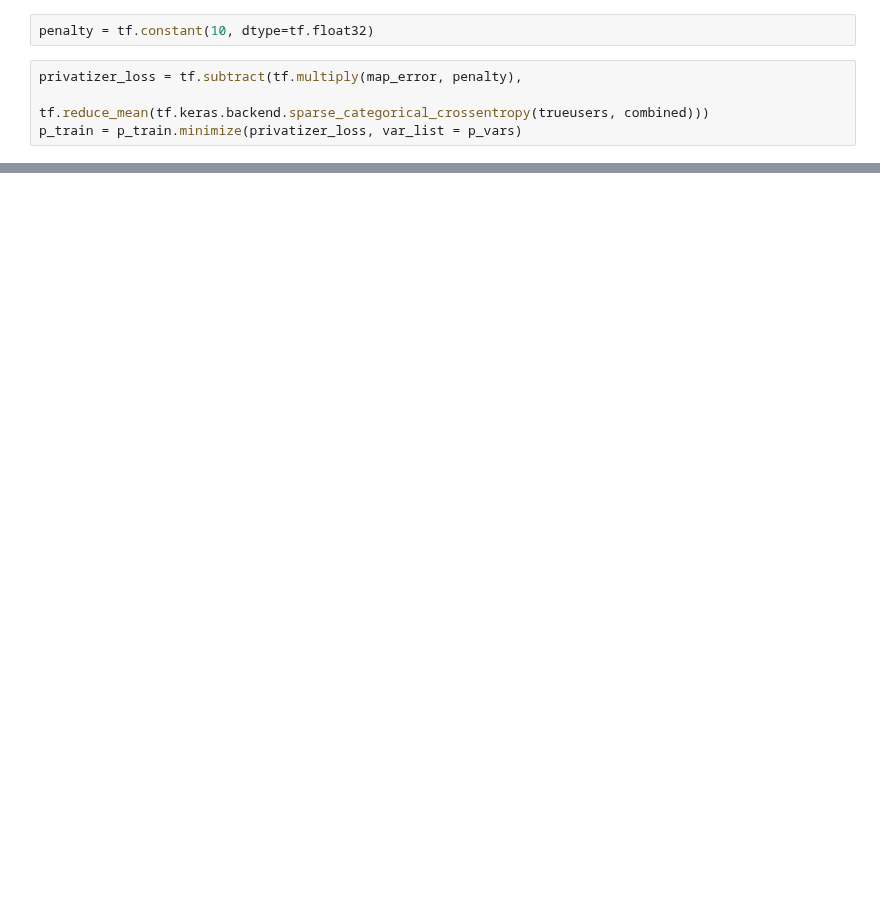
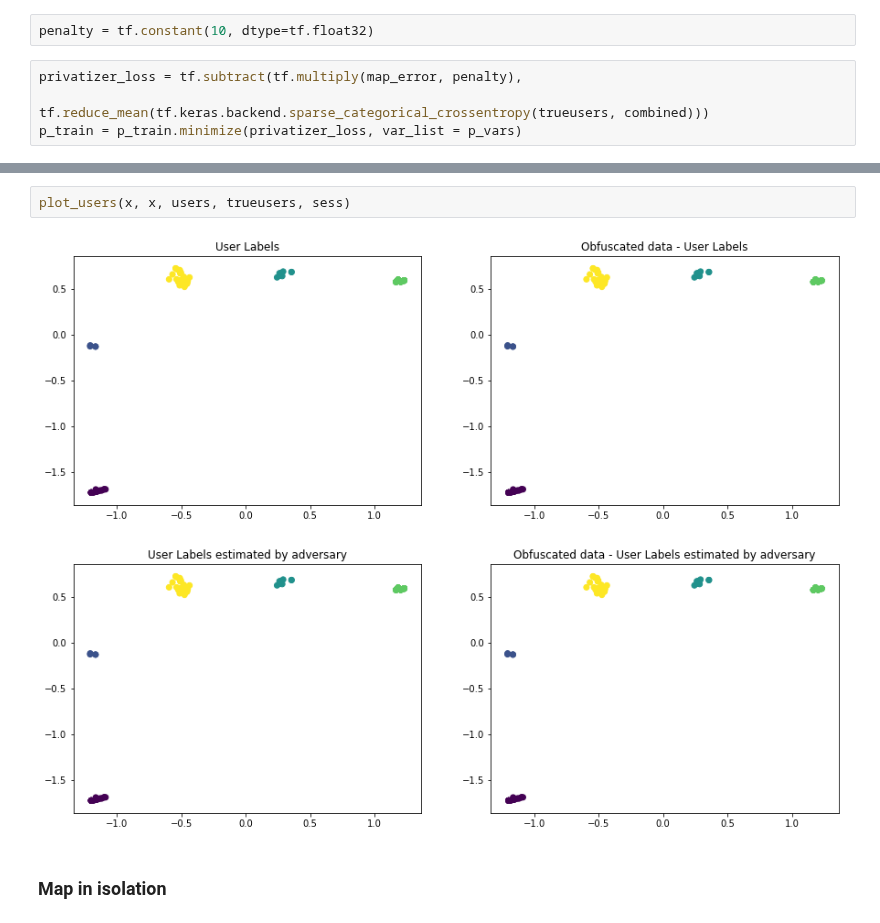
Before and after one commit to lillyclark/privacy-utility, a Jupyter notebook: GAP final version.ipynb, the cells around one changed output, grey strips where cells are left out. Drawn from its saved outputs; the diff is of its cells as text; blank space fills up the shorter version.

```diff
--- a/GAP final version.ipynb
+++ b/GAP final version.ipynb
@@ -199,0 +238,7 @@ plot_maps(sess)
+# %%
+plot_users(x, x, users, trueusers, sess)
+# %% [output]
+[figure, added]
+[figure, added]
+# %% [markdown]
+### Map in isolation
```
Also changed, not shown: parts of 22 cells of this notebook, 1 other file.
